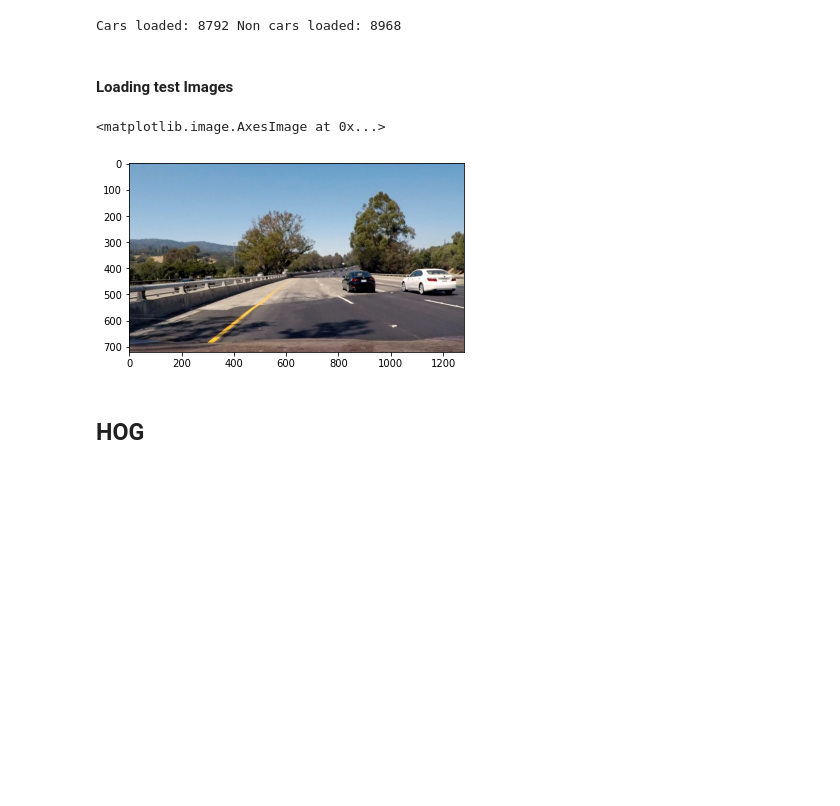
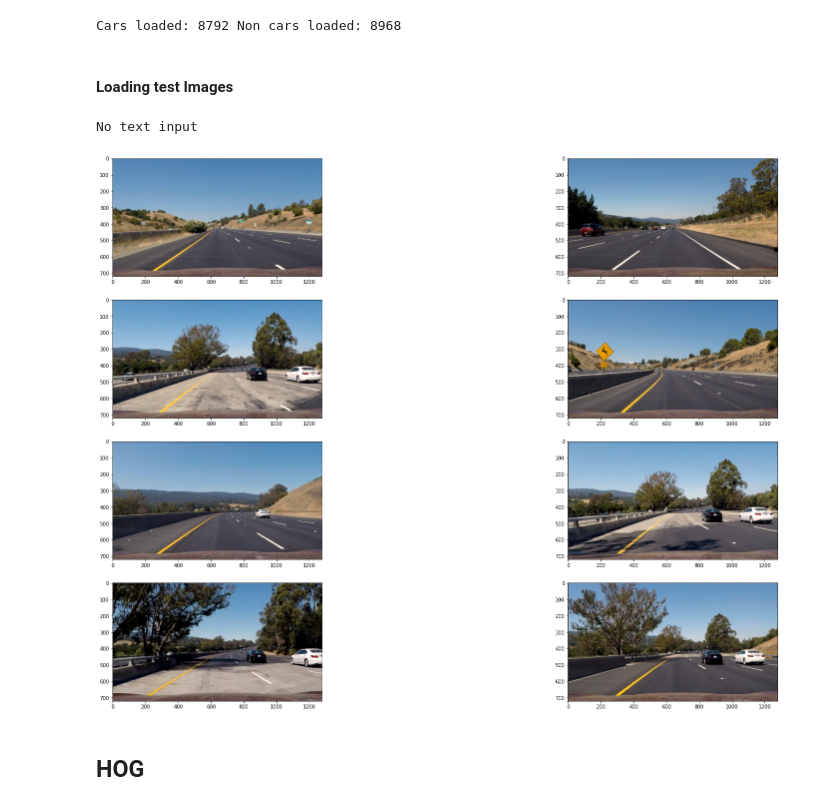
Before and after one commit to agamyo168/Lane-Detection, a Jupyter notebook: HOG/vehicle_detection.ipynb, the cells around one changed output. Saved outputs shown, nothing was run; the diff lists cells and outputs as text; code cells hidden in the pictures; blank space fills up the shorter version.

```diff
--- a/HOG/vehicle_detection.ipynb
+++ b/HOG/vehicle_detection.ipynb
@@ -21,14 +23,29 @@ non_car_dir = [non_car for non_car in glob.glob("../dataset/non-vehicles/*/*.png
 print("Cars loaded: {} Non cars loaded: {}".format(len(cars_dir),len(non_car_dir)))
 # %% [output]
 Cars loaded: 8792 Non cars loaded: 8968
-# %% [markdown]
-#### Loading test Images
-# %%
-test_images = [plt.imread(i) for i in glob.glob("../test_images/*.jpg")]
-plt.imshow(test_images[5])
-# %% [output]
-<matplotlib.image.AxesImage at 0x...>
-[figure, removed]
+# %% [markdown]
+#### Loading test Images
+# %%
+def display_images(images,rows,columns,text=[],axis="off"):
+    fig = plt.figure(figsize=(30, 20))
+    for i in enumerate(images):
+        # Adds a subplot at the 1st position
+        fig.add_subplot(rows, columns, i[0]+1)
+        # showing image
+        plt.imshow(i[1])
+        plt.axis(axis)
+        try:
+            plt.title(text[i[0]])
+        except:
+            if(i[0]==0):
+                print("No text input")
+    pass
+# %%
+test_images = [plt.imread(i) for i in glob.glob("../test_images/*.jpg")]
+display_images(test_images,len(test_images)//2,2,axis="on")
+# %% [output]
+No text input
+[figure, added]
 # %% [markdown]
 ## HOG
 # %% [markdown]
```
Also changed, not shown: parts of 13 cells of this notebook.
